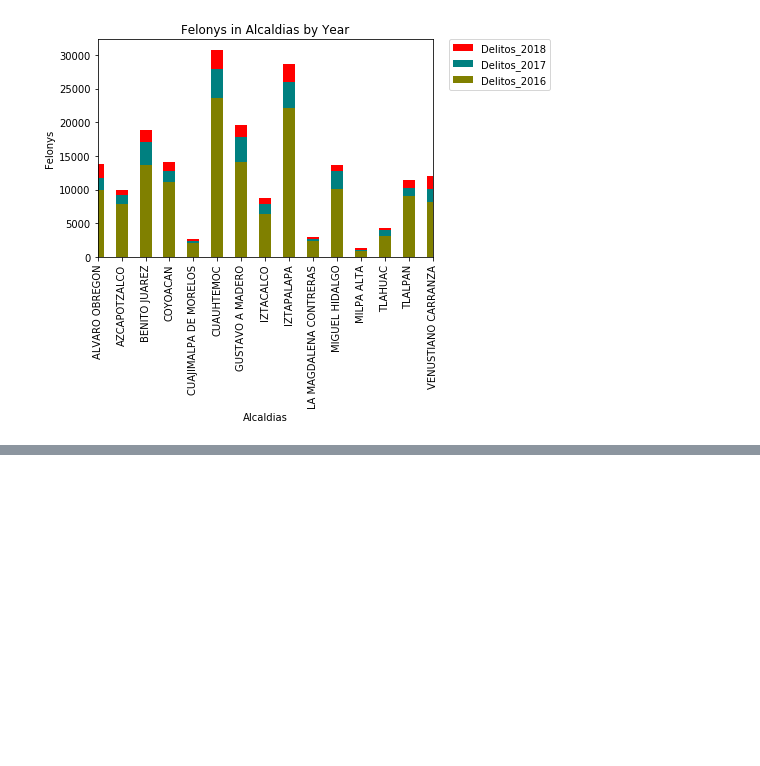
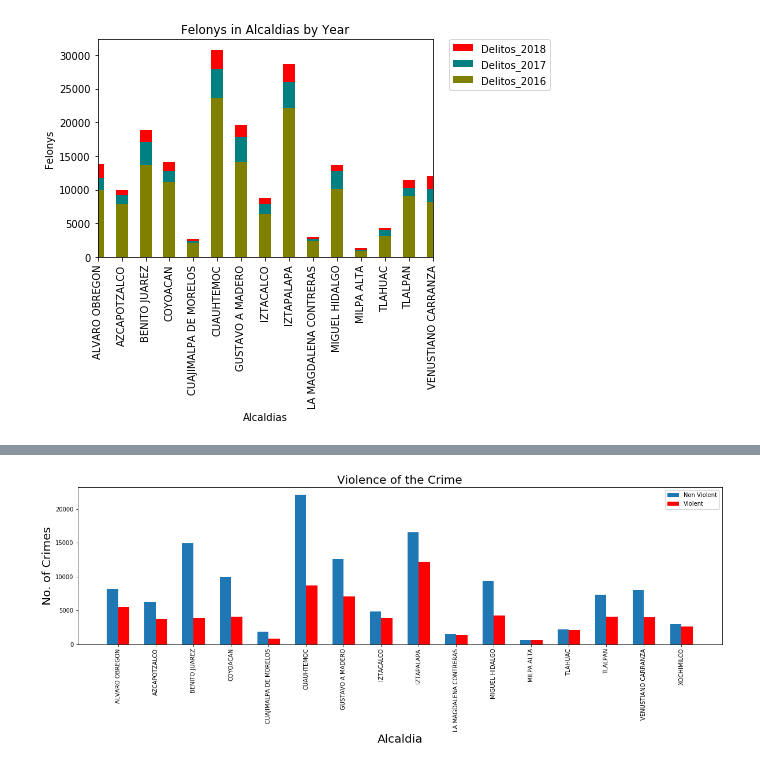
Before and after one commit to joseluismendozal10/Project1, a Jupyter notebook: Avances/Project.ipynb, the cells around one changed output, grey strips where cells are left out. Drawn from its saved outputs; the diff is of its cells as text; code cells hidden in the pictures; blank space fills up the shorter version.

```diff
--- a/Avances/Project.ipynb
+++ b/Avances/Project.ipynb
@@ -254,0 +333,30 @@ plt.show()
+# %%
+Total_Violencia_2018=PGJ_Top_2018.groupby(["alcaldia_hechos","Violencia"],as_index=False).count()
+Total_Daños_2018=PGJ_Top_2018.groupby(["alcaldia_hechos","Tipo Daño"],as_index=False).count()
+ConViolencia_2018=Total_Violencia_2018.loc[Total_Violencia_2018["Violencia"]=="Violento",:]
+SinViolencia_2018=Total_Violencia_2018.loc[Total_Violencia_2018["Violencia"]=="No Violento",:]
+
+fig, ax = plt.subplots(figsize=(20,5))
+
+x_axis=np.arange(0,16)
+
+r1 = np.arange(0,16)
+r2 = [x + .3 for x in r1]
+
+
+SVplot=ax.bar(r1,SinViolencia_2018["delito"],width=.3)
+Vplot = ax.bar(r2,ConViolencia_2018["delito"],width=.3,color="red")
+
+plt.xlabel("Alcaldia",fontsize=20)
+plt.ylabel("No. of Crimes",fontsize=20)
+
+tick_locations=[value+.15 for value in x_axis]
+plt.xticks(tick_locations,ConViolencia_2018["alcaldia_hechos"],rotation="vertical",fontsize=10)
+plt.legend((SVplot[0],Vplot[0]),("Non Violent","Violent"),fontsize=10)
+plt.title("Violence of the Crime",fontsize=20)
+
+plt.savefig("Violence of the Crime.png",bbox_inches="tight")
+
+plt.show()
+# %% [output]
+[figure, added]
```
Also changed, not shown: parts of 11 cells of this notebook, 8 other files.
